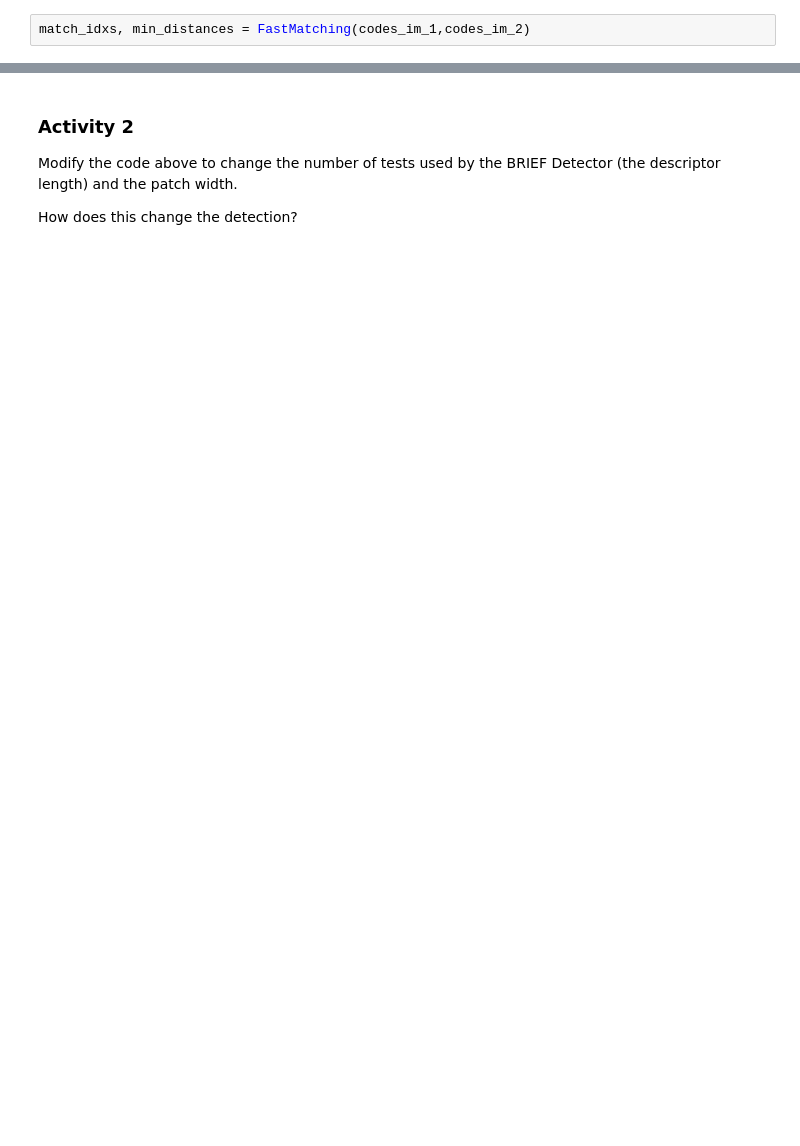
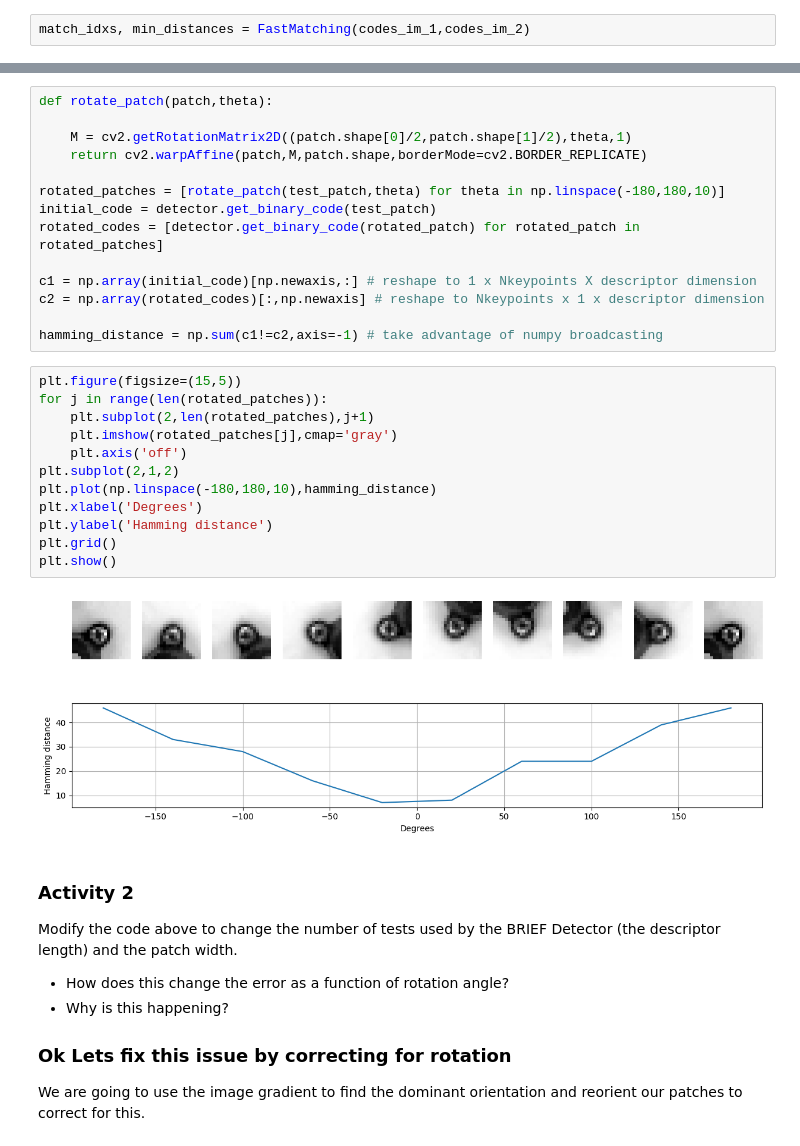
Before and after one commit to mgb45/ECE4076, a Jupyter notebook: Week03/Week 3 - Invariances and Trees.ipynb, the cells around one changed output, grey strips where cells are left out. Drawn from its saved outputs; the diff is of its cells as text; blank space fills up the shorter version.

```diff
--- a/Week03/Week 3 - Invariances and Trees.ipynb
+++ b/Week03/Week 3 - Invariances and Trees.ipynb
@@ -268,6 +281,41 @@ plt.show()
+# %%
+def rotate_patch(patch,theta):
+
+    M = cv2.getRotationMatrix2D((patch.shape[0]/2,patch.shape[1]/2),theta,1)
+    return cv2.warpAffine(patch,M,patch.shape,borderMode=cv2.BORDER_REPLICATE)
+
+rotated_patches = [rotate_patch(test_patch,theta) for theta in np.linspace(-180,180,10)]
+initial_code = detector.get_binary_code(test_patch)
+rotated_codes = [detector.get_binary_code(rotated_patch) for rotated_patch in rotated_patches]
+
+c1 = np.array(initial_code)[np.newaxis,:] # reshape to 1 x Nkeypoints X descriptor dimension
+c2 = np.array(rotated_codes)[:,np.newaxis] # reshape to Nkeypoints x 1 x descriptor dimension
+
+hamming_distance = np.sum(c1!=c2,axis=-1) # take advantage of numpy broadcasting
+# %%
+plt.figure(figsize=(15,5))
+for j in range(len(rotated_patches)):
+    plt.subplot(2,len(rotated_patches),j+1)
+    plt.imshow(rotated_patches[j],cmap='gray')
+    plt.axis('off')
+plt.subplot(2,1,2)
+plt.plot(np.linspace(-180,180,10),hamming_distance)
+plt.xlabel('Degrees')
+plt.ylabel('Hamming distance')
+plt.grid()
+plt.show()
+# %% [output]
+[figure, added]
 # %% [markdown]
 ### Activity 2
 
 Modify the code above to change the number of tests used by the BRIEF Detector (the descriptor length) and the patch width.
 
-How does this change the detection?
+* How does this change the error as a function of rotation angle?
+* Why is this happening?
+
+
+
+### Ok Lets fix this issue by correcting for rotation
+
+We are going to use the image gradient to find the dominant orientation and reorient our patches to correct for this.
```
Also changed, not shown: parts of 11 cells of this notebook.
